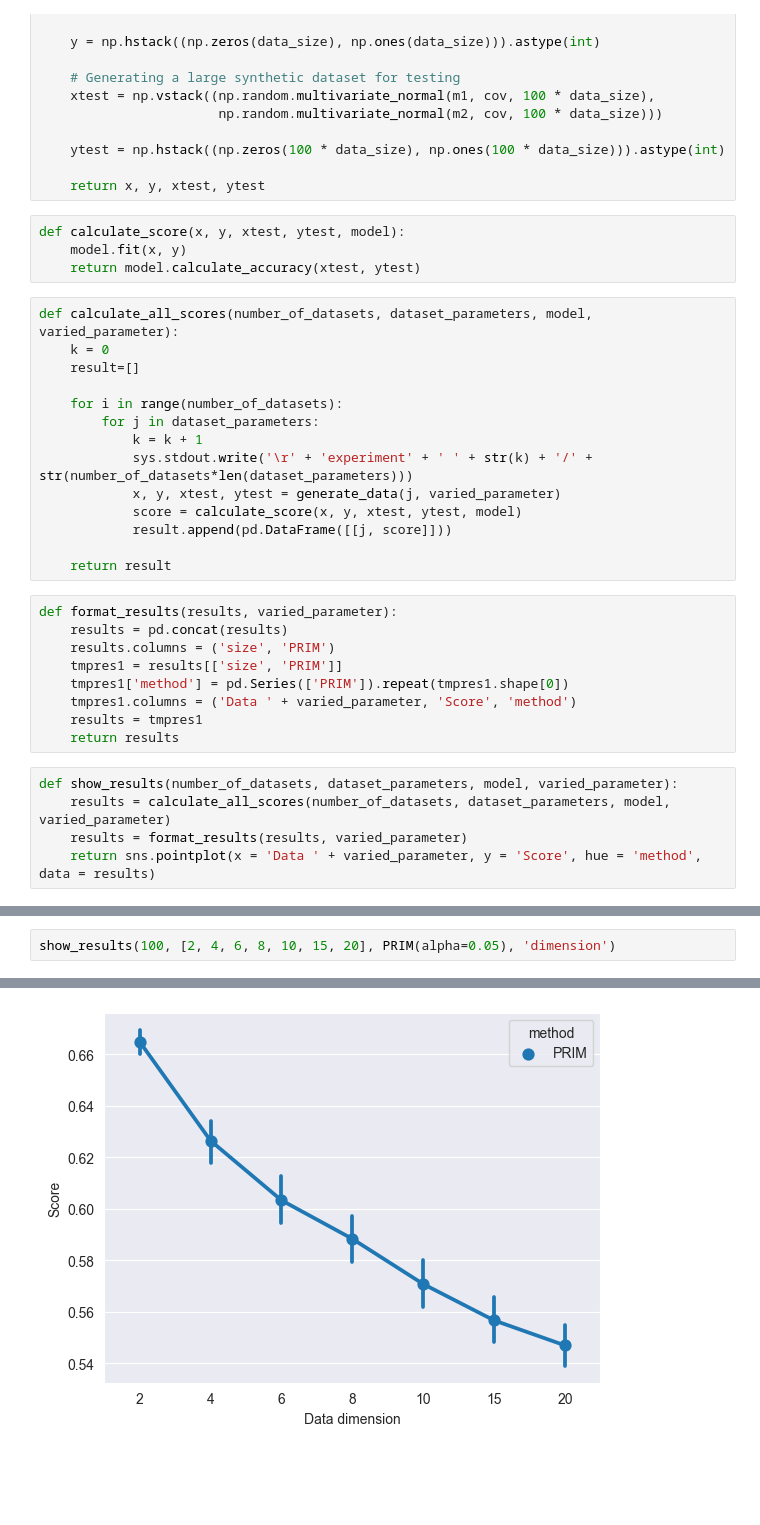
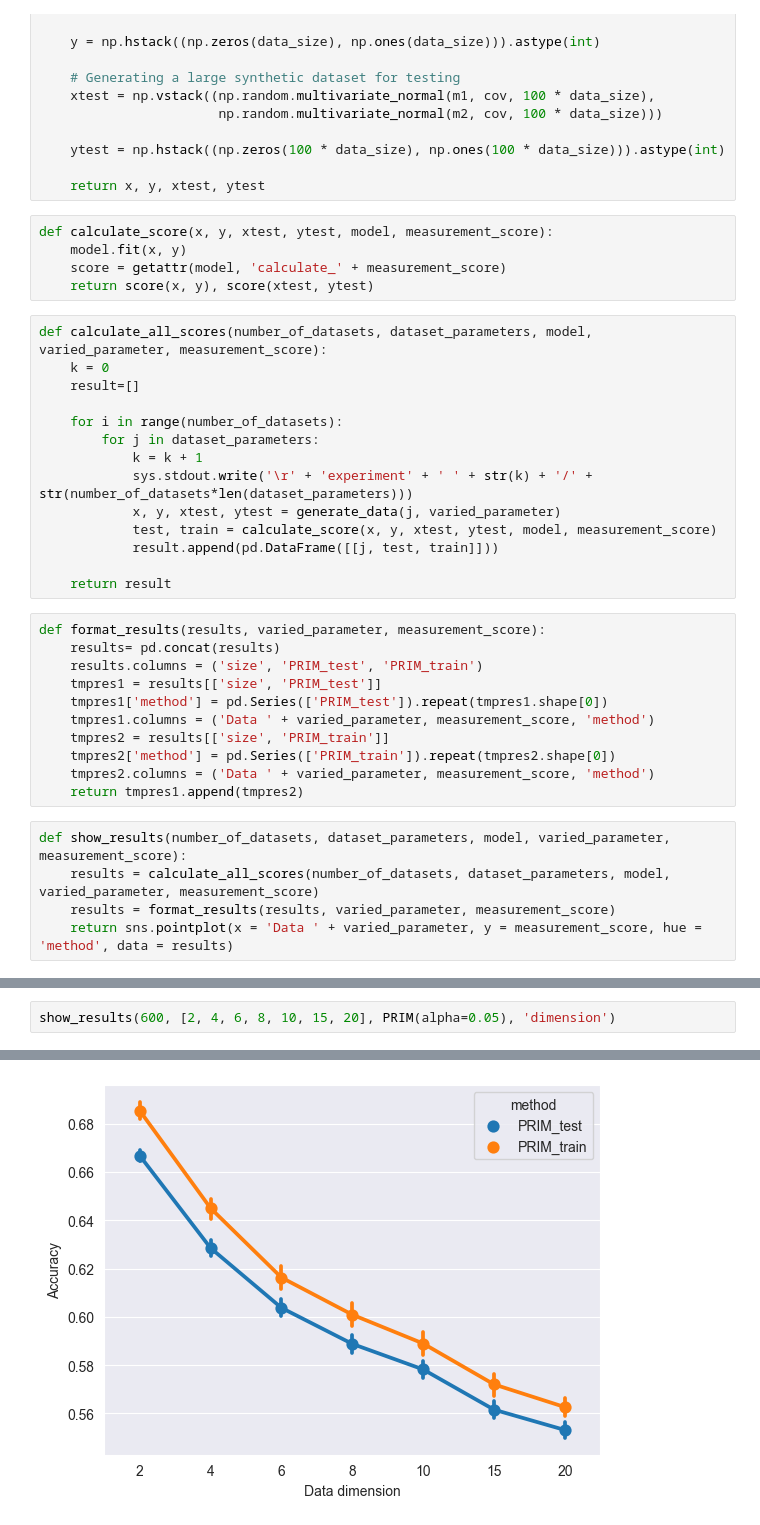
Before and after one commit to inagege/ImprovingSubgroupDiscovery, a Jupyter notebook: PRIM_Performace_Analyzing/PRIM_Experiments_Varying_Size.ipynb, the cells around one changed output, grey strips where cells are left out. Cells and saved outputs as stored; diff of their text form; blank space fills up the shorter version.

Commit message:
Added Precision and Recall as calculation scores, Dimensionality is now usable as varied_parameter, also the score to measure can now be chosen in the show_results() Method

```diff
--- a/PRIM_Performace_Analyzing/PRIM_Experiments_Varying_Size.ipynb
+++ b/PRIM_Performace_Analyzing/PRIM_Experiments_Varying_Size.ipynb
@@ -36,11 +36,12 @@ def generate_data(parameter_from_dataset, varied_parameter):
 
     return x, y, xtest, ytest
 # %%
-def calculate_score(x, y, xtest, ytest, model):
+def calculate_score(x, y, xtest, ytest, model, measurement_score):
     model.fit(x, y)
-    return model.calculate_accuracy(xtest, ytest)
+    score = getattr(model, 'calculate_' + measurement_score)
+    return score(x, y), score(xtest, ytest)
 # %%
-def calculate_all_scores(number_of_datasets, dataset_parameters, model, varied_parameter):
+def calculate_all_scores(number_of_datasets, dataset_parameters, model, varied_parameter, measurement_score):
     k = 0
     result=[]
 
@@ -49,24 +50,26 @@ def calculate_all_scores(number_of_datasets, dataset_parameters, model, varied_p
             k = k + 1
             sys.stdout.write('\r' + 'experiment' + ' ' + str(k) + '/' + str(number_of_datasets*len(dataset_parameters)))
             x, y, xtest, ytest = generate_data(j, varied_parameter)
-            score = calculate_score(x, y, xtest, ytest, model)
-            result.append(pd.DataFrame([[j, score]]))
+            test, train = calculate_score(x, y, xtest, ytest, model, measurement_score)
+            result.append(pd.DataFrame([[j, test, train]]))
 
     return result
 # %%
-def format_results(results, varied_parameter):
-    results = pd.concat(results)
-    results.columns = ('size', 'PRIM')
-    tmpres1 = results[['size', 'PRIM']]
-    tmpres1['method'] = pd.Series(['PRIM']).repeat(tmpres1.shape[0])
-    tmpres1.columns = ('Data ' + varied_parameter, 'Score', 'method')
-    results = tmpres1
-    return results
+def format_results(results, varied_parameter, measurement_score):
+    results= pd.concat(results)
+    results.columns = ('size', 'PRIM_test', 'PRIM_train')
+    tmpres1 = results[['size', 'PRIM_test']]
+    tmpres1['method'] = pd.Series(['PRIM_test']).repeat(tmpres1.shape[0])
+    tmpres1.columns = ('Data ' + varied_parameter, measurement_score, 'method')
+    tmpres2 = results[['size', 'PRIM_train']]
+    tmpres2['method'] = pd.Series(['PRIM_train']).repeat(tmpres2.shape[0])
+    tmpres2.columns = ('Data ' + varied_parameter, measurement_score, 'method')
+    return tmpres1.append(tmpres2)
 # %%
-def show_results(number_of_datasets, dataset_parameters, model, varied_parameter):
-    results = calculate_all_scores(number_of_datasets, dataset_parameters, model, varied_parameter)
-    results = format_results(results, varied_parameter)
-    return sns.pointplot(x = 'Data ' + varied_parameter, y = 'Score', hue = 'method', data = results)
+def show_results(number_of_datasets, dataset_parameters, model, varied_parameter, measurement_score):
+    results = calculate_all_scores(number_of_datasets, dataset_parameters, model, varied_parameter, measurement_score)
+    results = format_results(results, varied_parameter, measurement_score)
+    return sns.pointplot(x = 'Data ' + varied_parameter, y = measurement_score, hue = 'method', data = results)
 # %%
 show_results(600, [20, 40, 60, 80, 100, 125, 150, 175, 200], PRIM(alpha=0.05), 'size')
 # %% [output]
@@ -76,3 +79,3 @@ experiment 5400/5400
 # %%
-show_results(100, [2, 4, 6, 8, 10, 15, 20], PRIM(alpha=0.05), 'dimension')
+show_results(600, [2, 4, 6, 8, 10, 15, 20], PRIM(alpha=0.05), 'dimension')
 # %% [output]
@@ -81 +84 @@ experiment 700/700
-[figure, old version]
+[figure, new version]
```
Also changed, not shown: parts of 3 cells of this notebook, 1 other file.
